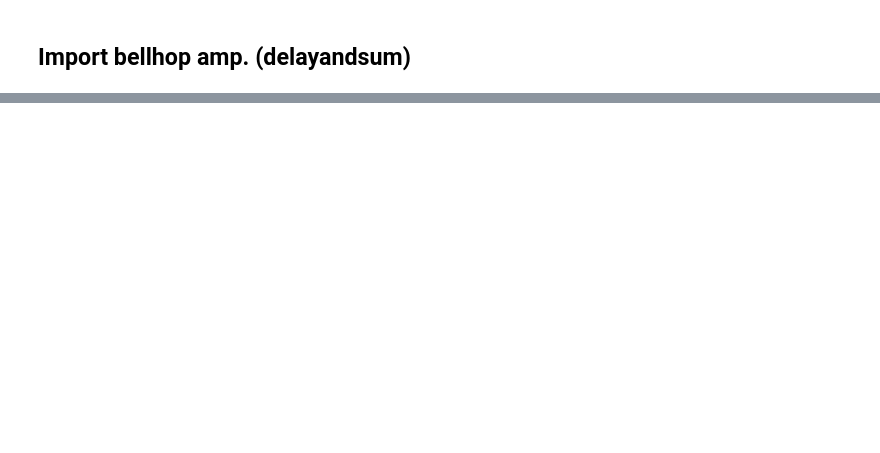
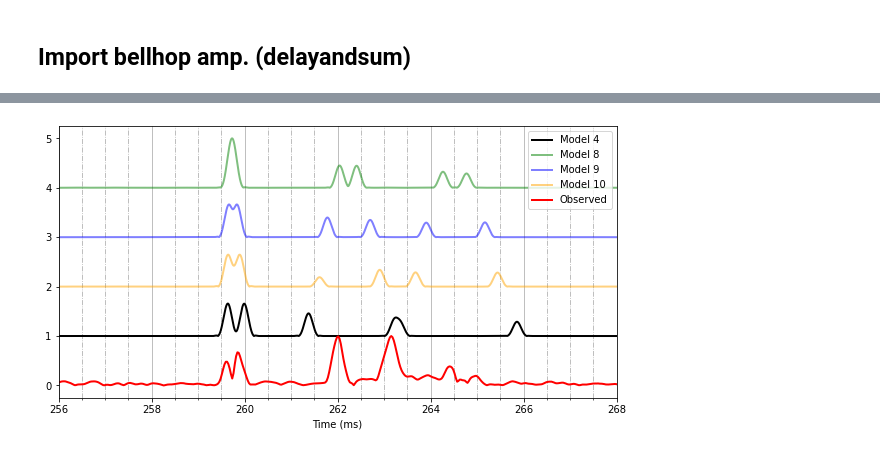
Before and after one commit to jhtong33/Final, a Jupyter notebook: Read_Arrfile.ipynb, the cells around one changed output, grey strips where cells are left out. Drawn from its saved outputs; the diff is of its cells as text; code cells hidden in the pictures; blank space fills up the shorter version.

```diff
--- a/Read_Arrfile.ipynb
+++ b/Read_Arrfile.ipynb
@@ -71,0 +67,32 @@ array([[ 0.237578 ,  0.2376058,  0.2376336, ...,  0.3208946,  0.3209224,
+# %%
+index=0
+envelop4= pd.read_csv('raysimu_4/time_001/envelop.csv')
+envelop8= pd.read_csv('raysimu_8/time_001/envelop.csv')
+envelop9= pd.read_csv('raysimu_9/time_001/envelop.csv')
+envelop10= pd.read_csv('raysimu_10/time_001/envelop.csv')
+# %%
+shift = 18.7
+k = max(envelop8['envelop'])
+fig, ax = plt.subplots(figsize=(10,5))
+# fig ,= plt.figure()
+
+plt.plot((envelop4['time'])*1000+shift,envelop4['envelop']/k+1,'k',lw=2,label='Model 4')
+plt.plot((envelop8['time'])*1000+shift,envelop8['envelop']/k+4,'g',lw=2,label='Model 8',alpha=0.5)
+plt.plot((envelop9['time'])*1000+shift,envelop9['envelop']/k+3,'blue',lw=2,label='Model 9',alpha=0.5)
+plt.plot((envelop10['time'])*1000+shift,envelop10['envelop']/k+2,'orange',lw=2,label='Model 10',alpha=0.5)
+# plt.plot((envelop['time'])*1000+shift,envelop['envelop']/(max(envelop['envelop'])),'k',label=f'Model-Shift {shift}ms',alpha=0.5)
+plt.plot((BuoytoShip_data['time'][index])*1000,BuoytoShip_data['arr'][index]/max(BuoytoShip_data['arr'][index]),lw=2,c='r',label='Observed')
+
+plt.legend(loc=1)
+plt.xlabel('Time (ms)')
+# plt.xlim(800,830)
+# plt.xlim(910,950)
+plt.grid(axis='x',which='minor',ls='-.')
+plt.grid(axis='x',which='major')
+# plt.xlim(1160,1175)
+# plt.xlim(496,510)
+plt.xlim(256,268)
+ax.xaxis.set_minor_locator(MultipleLocator(0.5))
+plt.savefig('comparsion.png',dpi=150)
+# %% [output]
+[figure, added]
```
Also changed, not shown: parts of 6 cells of this notebook, 2 other files.
